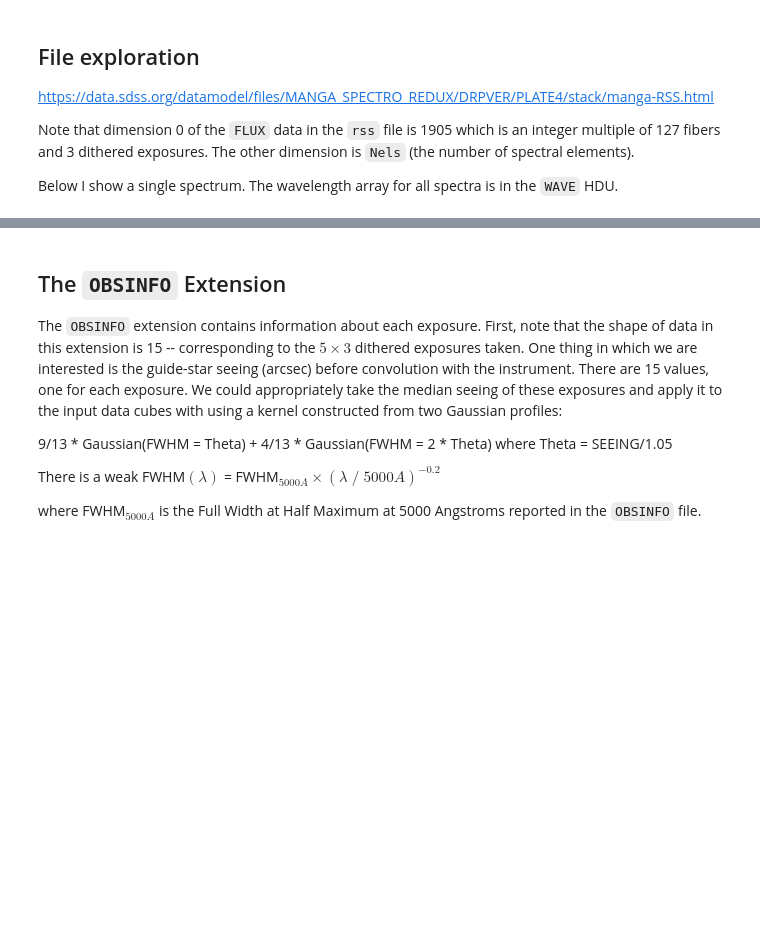
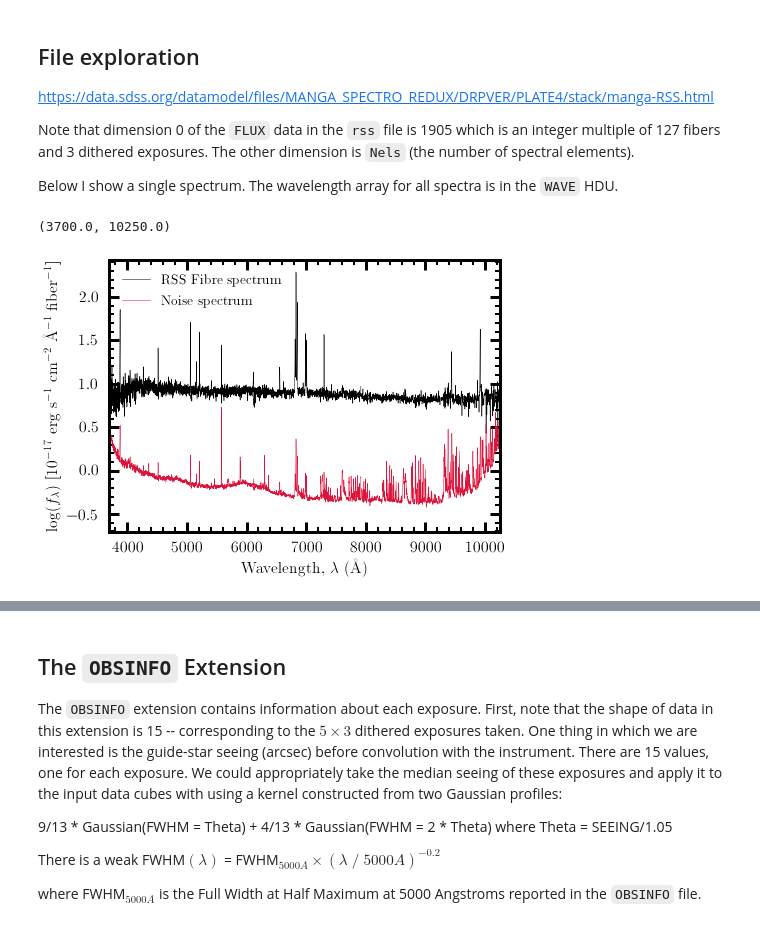
Before and after one commit to cbottrell/RealSim-IFS, a Jupyter notebook: MaNGA_RSS_File_test.ipynb, the cells around one changed output, grey strips where cells are left out. Saved outputs shown, nothing was run; the diff lists cells and outputs as text; code cells hidden in the pictures; blank space fills up the shorter version.

```diff
--- a/MaNGA_RSS_File_test.ipynb
+++ b/MaNGA_RSS_File_test.ipynb
@@ -74,3 +74,35 @@ https://data.sdss.org/datamodel/files/MANGA_SPECTRO_REDUX/DRPVER/PLATE4/stack/ma
 Note that dimension 0 of the `FLUX` data in the `rss` file is 1905 which is an integer multiple of 127 fibers and 3 dithered exposures. The other dimension is `Nels` (the number of spectral elements).
 
 Below I show a single spectrum. The wavelength array for all spectra is in the `WAVE` HDU.
+# %%
+rssname = filename.replace('.gz','')
+
+hdu = fits.open(rssname)
+
+rss = hdu['FLUX'].data
+lam = hdu['WAVE'].data
+isigma = np.sqrt(hdu['IVAR'].data)
+sigma = 1./isigma
+
+# find appropriate spectrum for plotting
+sums = np.nansum(rss,axis=1)
+index = np.argmax(sums)+3
+
+fig,ax = plt.subplots(1,1,figsize=(7,5))
+
+ax.minorticks_on()
+ax.tick_params(axis='both',which='major',direction='in',length=10,width=3,labelsize=16,right=1,top=1)
+ax.tick_params(axis='both',which='minor',direction='in',length=5,width=2,right=1,top=1)
+ax.tick_params(axis='both',which='major',pad=10)
+for axis in ['top','bottom','left','right']:
+    ax.spines[axis].set_linewidth(3)
+
+ax.plot(lam,np.log10(rss[index]),c='black',linewidth=0.5,label='RSS Fibre spectrum')
+ax.plot(lam,np.log10(sigma[index]),c='crimson',linewidth=0.5,label='Noise spectrum')
+ax.set_xlabel(r'Wavelength, $\lambda$ (\AA)',fontsize=16)
+ax.set_ylabel(r'$\log(f_{\lambda})$ [10$^{-17}$ erg s$^{-1}$ cm$^{-2}$ \AA$^{-1}$ fiber$^{-1}$]',fontsize=16)
+ax.legend(frameon=False,loc='upper left',fontsize=14,framealpha=1)
+ax.set_xlim(3700,10250)
+# %% [output]
+(3700.0, 10250.0)
+[figure, added]
```
Also changed, not shown: parts of 3 cells of this notebook.
